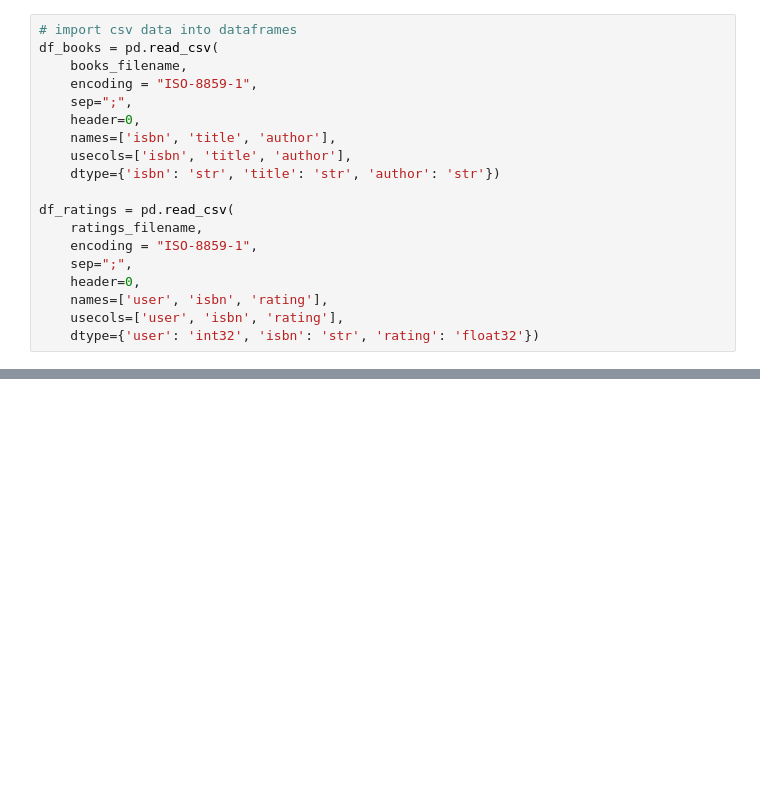
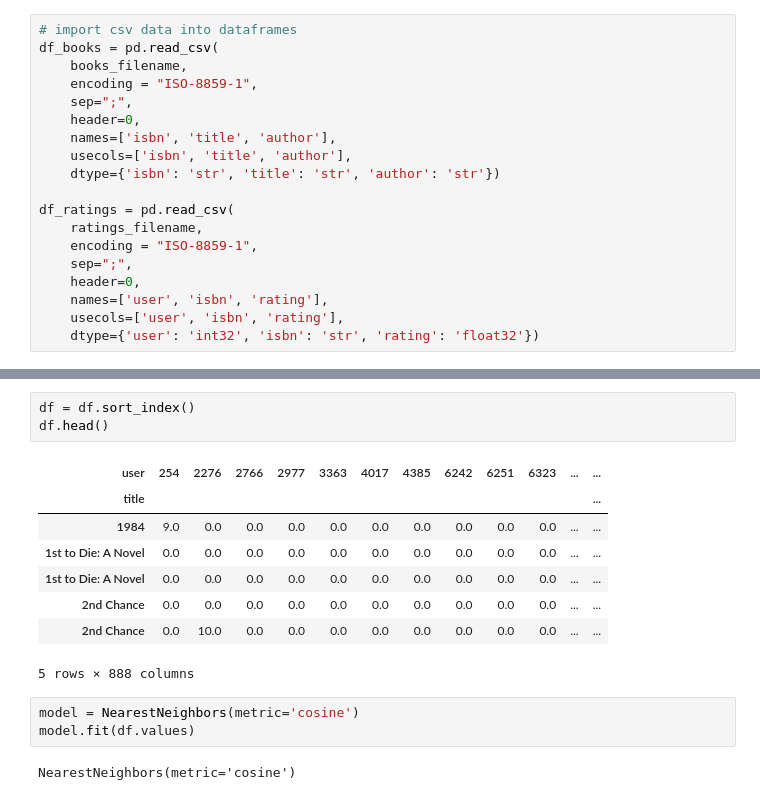
Before and after one commit to naveen-2501/Project_Manager, a Jupyter notebook: fcc_book_recommendation_knn.ipynb, the cells around one changed output, grey strips where cells are left out. Saved outputs shown, nothing was run; the diff lists cells and outputs as text; blank space fills up the shorter version.

```diff
--- a/fcc_book_recommendation_knn.ipynb
+++ b/fcc_book_recommendation_knn.ipynb
@@ -57,0 +205,17 @@ def get_recommends(book = ""):
+# %%
+df = df.sort_index()
+df.head()
+# %% [output]
+| user | 254 | 2276 | 2766 | 2977 | 3363 | 4017 | 4385 | 6242 | 6251 | 6323 | ... | ... |
+| title |  |  |  |  |  |  |  |  |  |  |  | ... |
+| 1984 | 9.0 | 0.0 | 0.0 | 0.0 | 0.0 | 0.0 | 0.0 | 0.0 | 0.0 | 0.0 | ... | ... |
+| 1st to Die: A Novel | 0.0 | 0.0 | 0.0 | 0.0 | 0.0 | 0.0 | 0.0 | 0.0 | 0.0 | 0.0 | ... | ... |
+| 1st to Die: A Novel | 0.0 | 0.0 | 0.0 | 0.0 | 0.0 | 0.0 | 0.0 | 0.0 | 0.0 | 0.0 | ... | ... |
+| 2nd Chance | 0.0 | 0.0 | 0.0 | 0.0 | 0.0 | 0.0 | 0.0 | 0.0 | 0.0 | 0.0 | ... | ... |
+| 2nd Chance | 0.0 | 10.0 | 0.0 | 0.0 | 0.0 | 0.0 | 0.0 | 0.0 | 0.0 | 0.0 | ... | ... |
+5 rows × 888 columns
+# %%
+model = NearestNeighbors(metric='cosine')
+model.fit(df.values)
+# %% [output]
+NearestNeighbors(metric='cosine')
```
Also changed, not shown: parts of 26 cells of this notebook.
